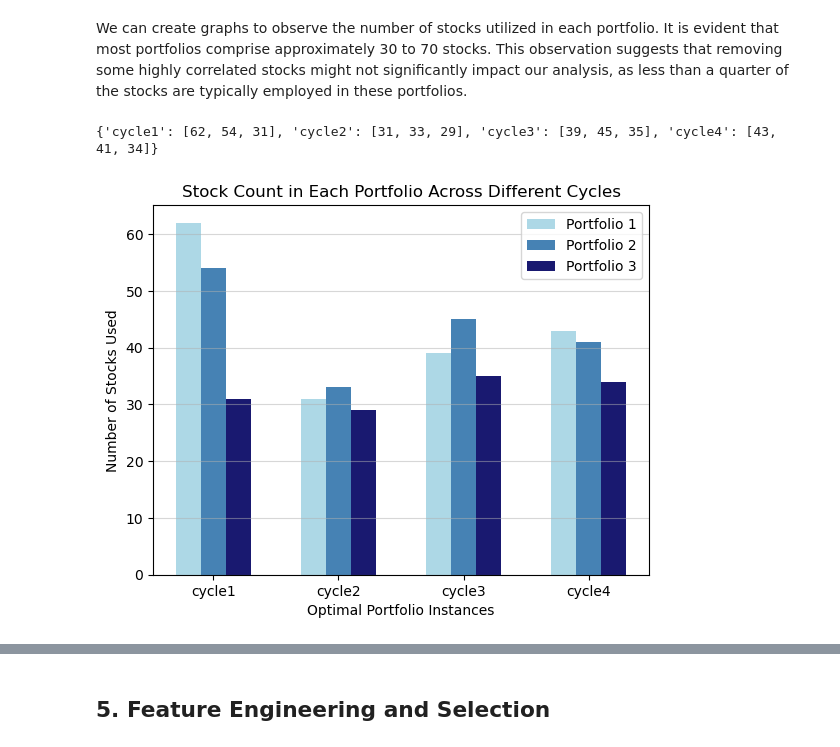
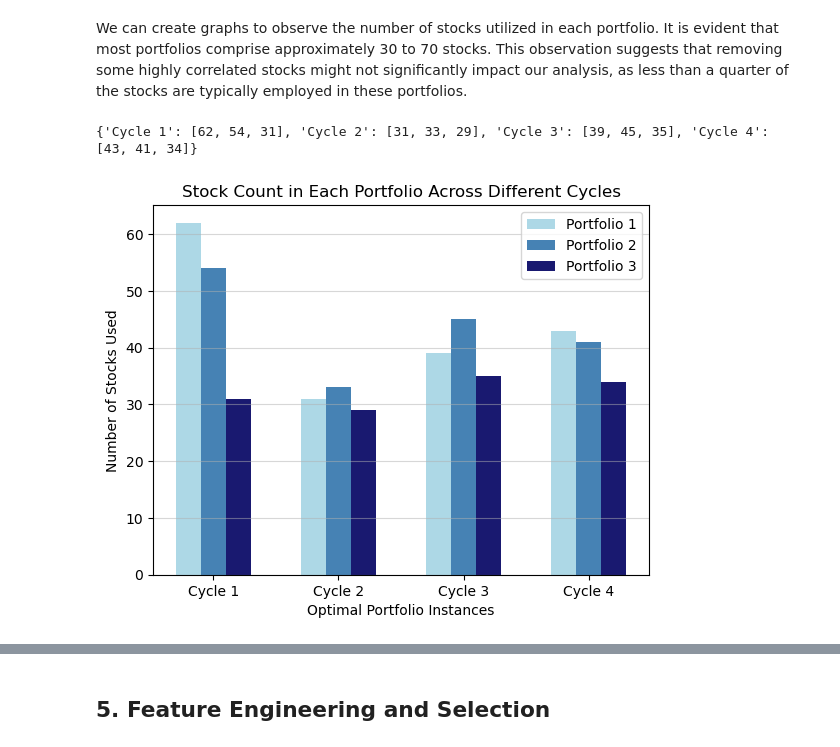
Before and after one commit to patrickwjwang/equity-cycle, a Jupyter notebook: notebooks/equity-cycle-submission-1.ipynb, the cells around one changed output, grey strips where cells are left out. Cells and saved outputs as stored; diff of their text form; code cells hidden in the pictures.

```diff
--- a/notebooks/equity-cycle-submission-1.ipynb
+++ b/notebooks/equity-cycle-submission-1.ipynb
@@ -163,10 +163,10 @@ We have gathered stock data from the S&P 500, S&P MidCap 400, and S&P SmallCap 6
 This stock data will be utilized to construct optimal portfolios and to select relevant features for our analysis.
 # %%
 # Read the stock data into dataframes
-price_1_file = os.path.join(data_dir, 'price_1_901010_010921.csv')
-price_2_file = os.path.join(data_dir, 'price_2_010920_090309.csv')
-price_3_file = os.path.join(data_dir, 'price_3_090309_200323.csv')
-price_4_file = os.path.join(data_dir, 'price_4_200323_240214.csv')
+price_1_file = os.path.join(data_dir, 'price_1.csv')
+price_2_file = os.path.join(data_dir, 'price_2.csv')
+price_3_file = os.path.join(data_dir, 'price_3.csv')
+price_4_file = os.path.join(data_dir, 'price_4.csv')
 df_1 = pd.read_csv(price_1_file, index_col='Date')
 df_2 = pd.read_csv(price_2_file, index_col='Date')
 df_3 = pd.read_csv(price_3_file, index_col='Date')
@@ -302,0 +303,17 @@ for idx, ef in enumerate(ef_instances):
+# %%
+# Creating subplots for each cycle
+fig, axes = plt.subplots(nrows=2, ncols=2, figsize=(14, 10))
+fig.suptitle('Portfolio Monthly Returns for Each Cycle')
+cycles = ef_combined_monthly['Cycle'].unique()
+for i, cycle in enumerate(cycles):
+    ax = axes[i//2, i%2]
+    cycle_data = ef_combined_monthly[ef_combined_monthly['Cycle'] == cycle]
+
+    cycle_data[['portfolio_1', 'portfolio_2', 'portfolio_3']].plot(ax=ax)
+    ax.set_title(f'Cycle {int(cycle)}')
+    ax.set_xlabel('Date')
+    ax.set_ylabel('Return')
+    ax.grid(True)
+plt.tight_layout(rect=[0, 0.03, 1, 0.95])  # Adjust the layout
+# plt.savefig(os.path.join(graph_dir, 'optimal_monthly_returns_cycles.png'))
+plt.show()
@@ -306,35 +325,37 @@ We can create graphs to observe the number of stocks utilized in each portfolio.
 # Calculate number of stocks used for each portfolio
 ticker_counts = {}
 threshold = 1e-10
+ef_names = ['Cycle 1', 'Cycle 2', 'Cycle 3', 'Cycle 4']
 
 # Loop through each instance and each portfolio
 for ef_name, ef in zip(ef_names, ef_instances):
     counts = []
     for i in range(1, num_pfo + 1):
         count = len(ef.weight_df[ef.weight_df[f'weight_{i}'] > threshold])
         counts.append(count)
     ticker_counts[ef_name] = counts
 print(ticker_counts)
 
 # Create a bar chart
 fig, ax = plt.subplots()
 positions = range(len(ef_names))
 width = 0.2
 colors = ['lightblue', 'steelblue', 'midnightblue']
 for i in range(num_pfo):
     pos = [p + width*i for p in positions]
     counts = [ticker_counts[ef_name][i] for ef_name in ef_names]
     ax.bar(pos, counts, width, label=f'Portfolio {i+1}', color=colors[i % len(colors)])
 
 # Adding labels and title
 ax.set_xlabel('Optimal Portfolio Instances')
 ax.set_ylabel('Number of Stocks Used')
 ax.set_title('Stock Count in Each Portfolio Across Different Cycles')
 ax.set_xticks([p + width for p in range(len(ef_names))])
 ax.set_xticklabels(ef_names)
 ax.legend()
 ax.yaxis.grid(True, alpha=0.5)
+# plt.savefig(os.path.join(graph_dir, 'stock_count_optimal_cycles.png'))
 plt.show()
 # %% [output]
-{'cycle1': [62, 54, 31], 'cycle2': [31, 33, 29], 'cycle3': [39, 45, 35], 'cycle4': [43, 41, 34]}
+{'Cycle 1': [62, 54, 31], 'Cycle 2': [31, 33, 29], 'Cycle 3': [39, 45, 35], 'Cycle 4': [43, 41, 34]}
-[figure, old version]
+[figure, new version]
```
Also changed, not shown: parts of 5 cells of this notebook, 15 other files.
